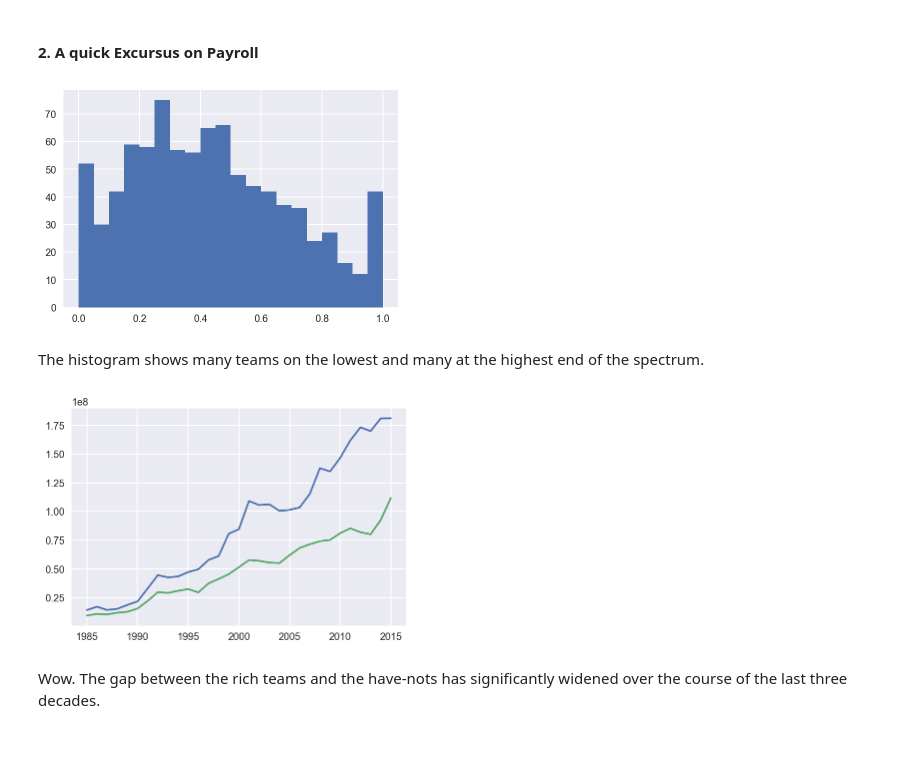
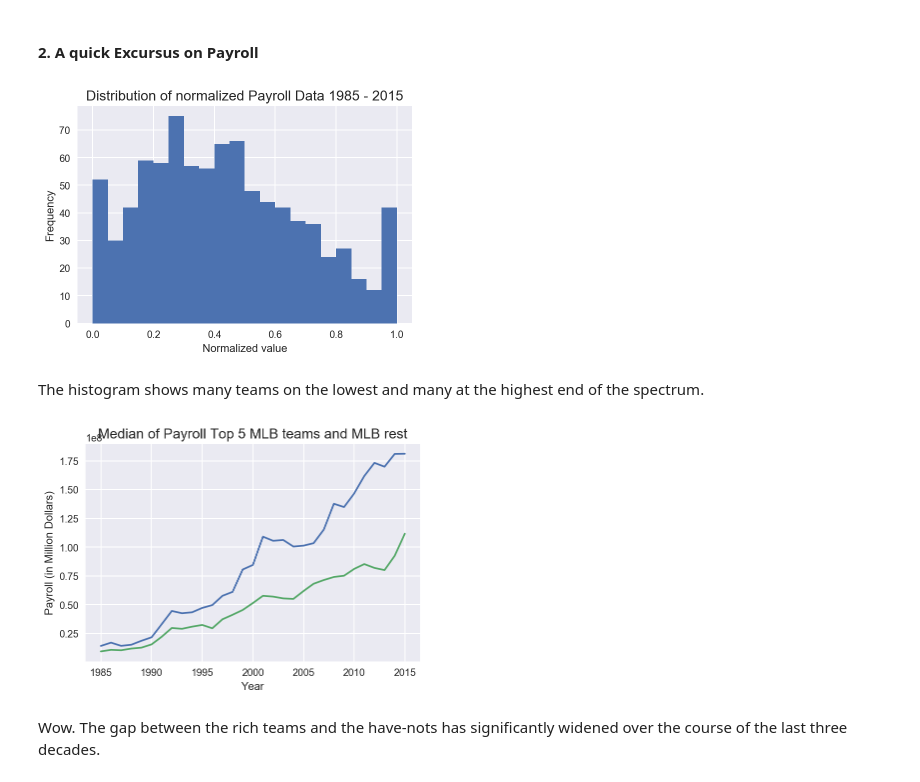
Before and after one commit to mattjaenicke/Data_Analyst_ND_Project2, a Jupyter notebook: Data_Analyst_ND_Project2.ipynb, the cells around one changed output. Drawn from its saved outputs; the diff is of its cells as text; code cells hidden in the pictures; blank space fills up the shorter version.

```diff
--- a/Data_Analyst_ND_Project2.ipynb
+++ b/Data_Analyst_ND_Project2.ipynb
@@ -342,9 +345,12 @@ Let's dig a bit deeper.
 # %%
 #Plot a distribution of all the normalized payroll data
 plt.hist(master_df['norm_payroll'], bins=20)
+plt.title('Distribution of normalized Payroll Data 1985 - 2015', fontsize= 14)
+plt.xlabel('Normalized value')
+plt.ylabel('Frequency')
 plt.show()
 # %% [output]
-[figure, old version]
+[figure, new version]
 # %% [markdown]
 The histogram shows many teams on the lowest and many at the highest end of the spectrum.
 # %%
@@ -352,9 +358,12 @@ top5 = master_df.groupby('yearID')['payroll'].nlargest(5)
 rest = master_df.drop(top5.index.levels[1]).groupby('yearID')['payroll']
 
 plt.plot(top5.groupby(level = 'yearID').median().index, top5.groupby(level = 'yearID').median().values, rest.median().index, rest.median().values)
+plt.title('Median of Payroll Top 5 MLB teams and MLB rest', fontsize= 14)
+plt.xlabel('Year')
+plt.ylabel('Payroll (in Million Dollars)')
 plt.show()
 # %% [output]
-[figure, old version]
+[figure, new version]
 # %% [markdown]
 Wow. The gap between the rich teams and the have-nots has significantly widened over the course of the last three decades.
 # %%
```
Also changed, not shown: parts of 5 cells of this notebook.
